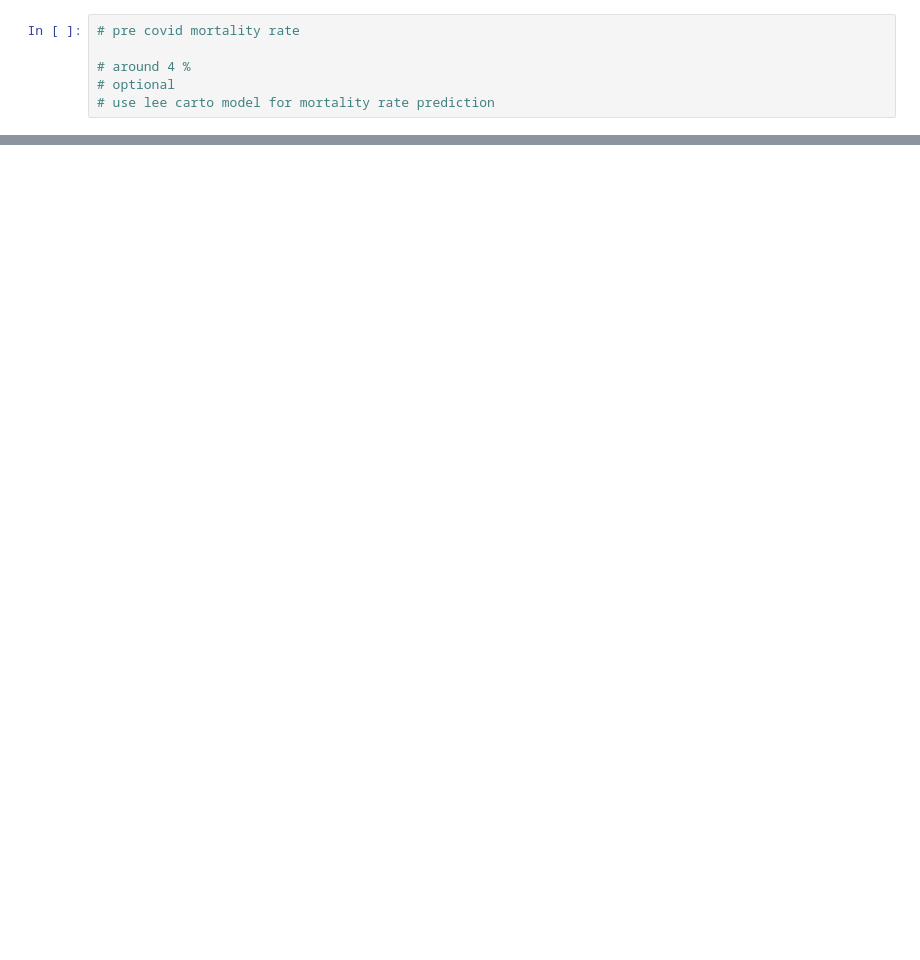
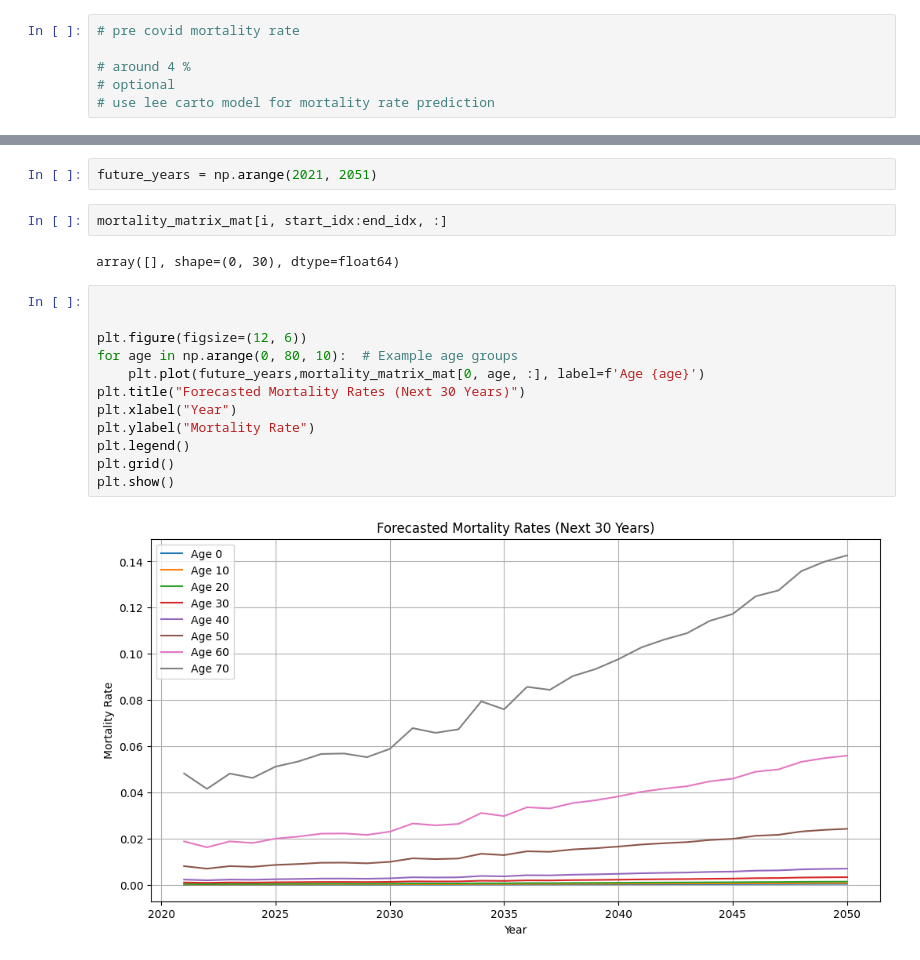
Before and after one commit to haolong2001/demos_v_matrix, a Jupyter notebook: preprocess_py/popu_forecase.ipynb, the cells around one changed output, grey strips where cells are left out. Drawn from its saved outputs; the diff is of its cells as text; blank space fills up the shorter version.

```diff
--- a/preprocess_py/popu_forecase.ipynb
+++ b/preprocess_py/popu_forecase.ipynb
@@ -172,0 +225,20 @@ plt.show()
+# %%
+future_years = np.arange(2021, 2051)
+# %%
+mortality_matrix_mat[i, start_idx:end_idx, :]
+# %% [output]
+array([], shape=(0, 30), dtype=float64)
+# %%
+
+
+plt.figure(figsize=(12, 6))
+for age in np.arange(0, 80, 10):  # Example age groups
+    plt.plot(future_years,mortality_matrix_mat[0, age, :], label=f'Age {age}')
+plt.title("Forecasted Mortality Rates (Next 30 Years)")
+plt.xlabel("Year")
+plt.ylabel("Mortality Rate")
+plt.legend()
+plt.grid()
+plt.show()
+# %% [output]
+[figure, added]
```
Also changed, not shown: parts of 14 cells of this notebook, 36 other files.
